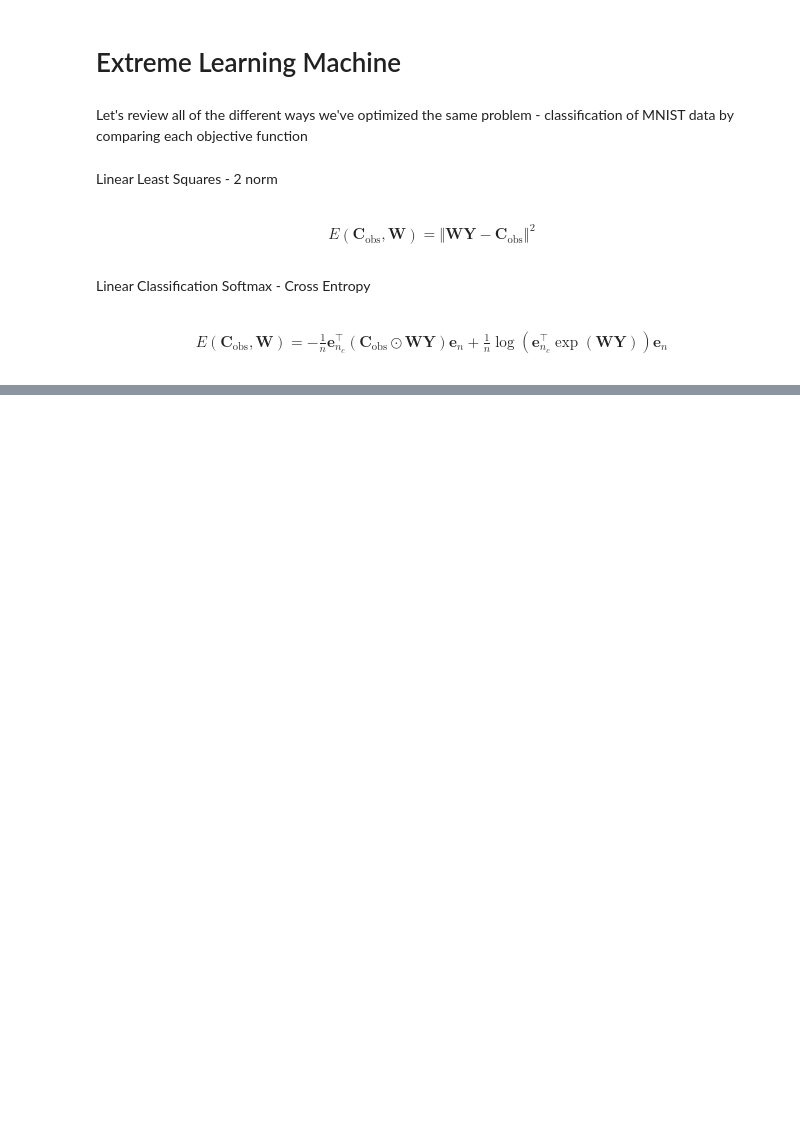
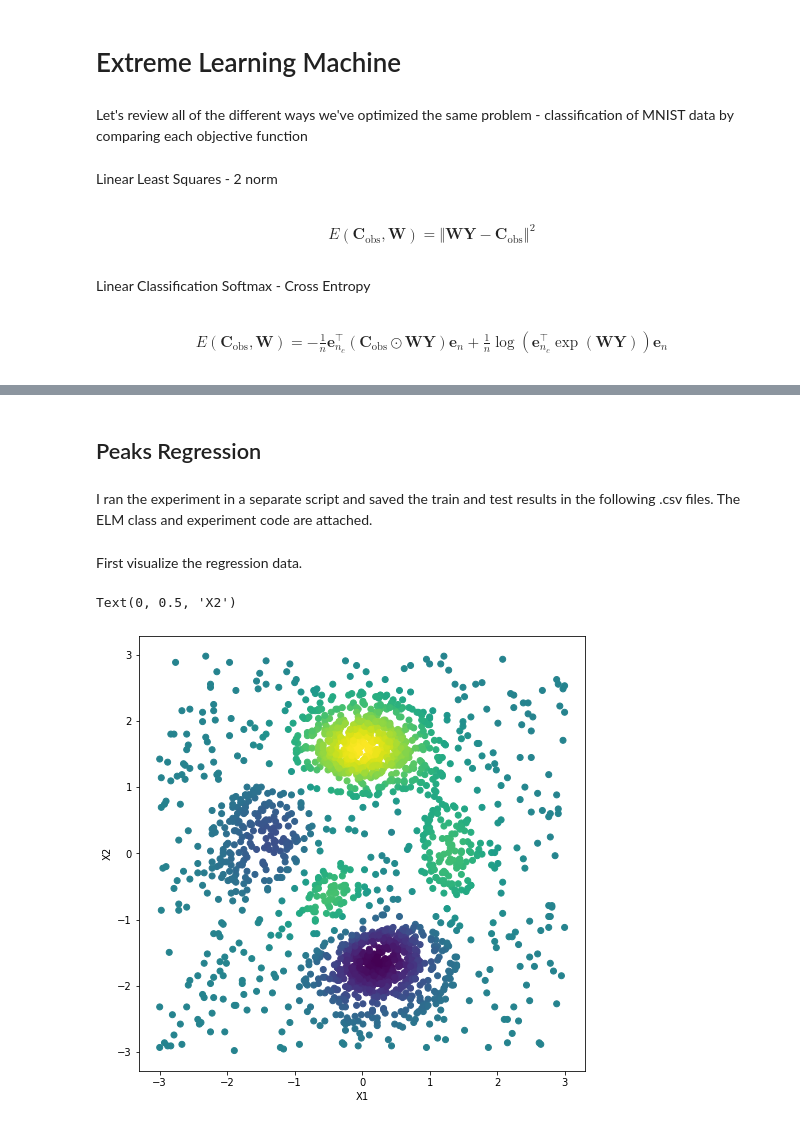
Before and after one commit to tXiao95/py_experiments, a Jupyter notebook: ExtremeLearningMachine.ipynb, the cells around one changed output, grey strips where cells are left out. Cells and saved outputs as stored; diff of their text form; code cells hidden in the pictures; blank space fills up the shorter version.

Commit message:
ELM reg results

```diff
--- a/ExtremeLearningMachine.ipynb
+++ b/ExtremeLearningMachine.ipynb
@@ -88,0 +30,25 @@ np.linalg.norm(D.T @ Y - C)
+# %% [markdown]
+## Peaks Regression
+# %% [markdown]
+I ran the experiment in a separate script and saved the train and test results in the following .csv files. The ELM class and
+experiment code are attached.
+# %%
+home_dir = pathlib.Path("/c/Users/thsiao3/Documents/emory_class/MATH789/hw4/")
+data_dir = home_dir / "PeaksRegression.mat"
+results_reg = pd.read_csv(home_dir / "ELMReg_results.csv")
+# %%
+Y = scipy.io.loadmat(data_dir)
+Ytrain = Y['Ytrain']
+Ytest = Y['Ytest']
+Ctrain = Y['Ctrain']
+Ctest = Y['Ctest']
+# %% [markdown]
+First visualize the regression data.
+# %%
+plt.figure(figsize = (8,8))
+plt.scatter(Ytrain[0], Ytrain[1], c = Ctrain[0])
+plt.xlabel("X1")
+plt.ylabel("X2")
+# %% [output]
+Text(0, 0.5, 'X2')
+[figure, added]
```
Also changed, not shown: parts of 17 cells of this notebook.
